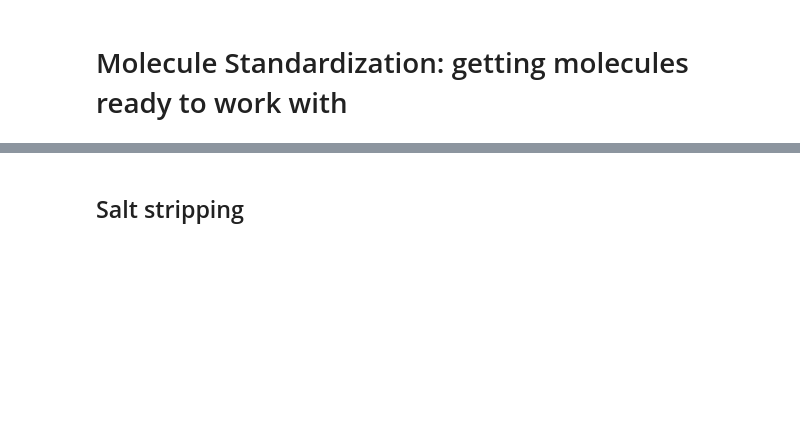
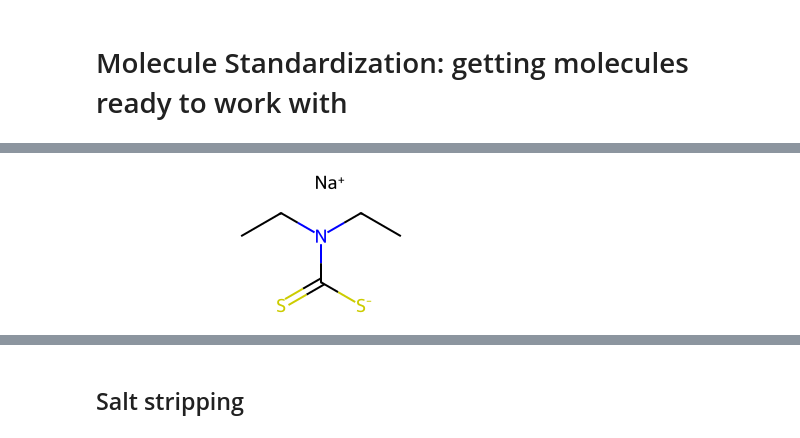
Before and after one commit to greglandrum/aisem23, a Jupyter notebook: Chemical_Data_Science/Intro to Chemical Data Science.ipynb, the cells around one changed output, grey strips where cells are left out. Saved outputs shown, nothing was run; the diff lists cells and outputs as text; code cells hidden in the pictures; blank space fills up the shorter version.

```diff
--- a/Chemical_Data_Science/Intro to Chemical Data Science.ipynb
+++ b/Chemical_Data_Science/Intro to Chemical Data Science.ipynb
@@ -717,0 +725,4 @@ for bond in atom.GetBonds():
+# %%
+ms[2]
+# %% [output]
+[figure, added]
```
Also changed, not shown: parts of 11 cells of this notebook, 3 other files.
